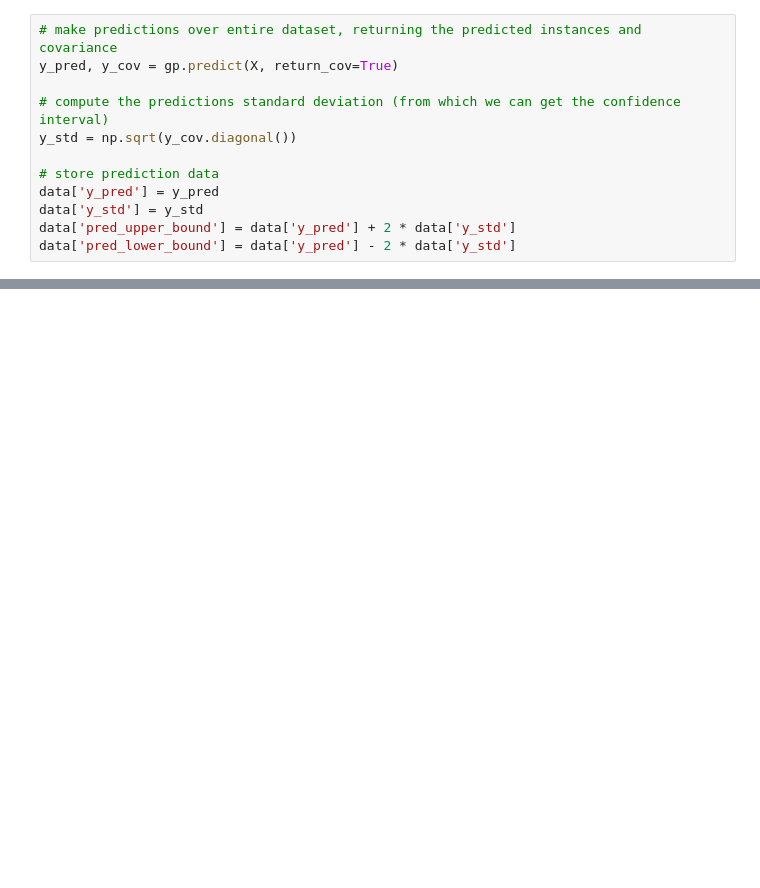
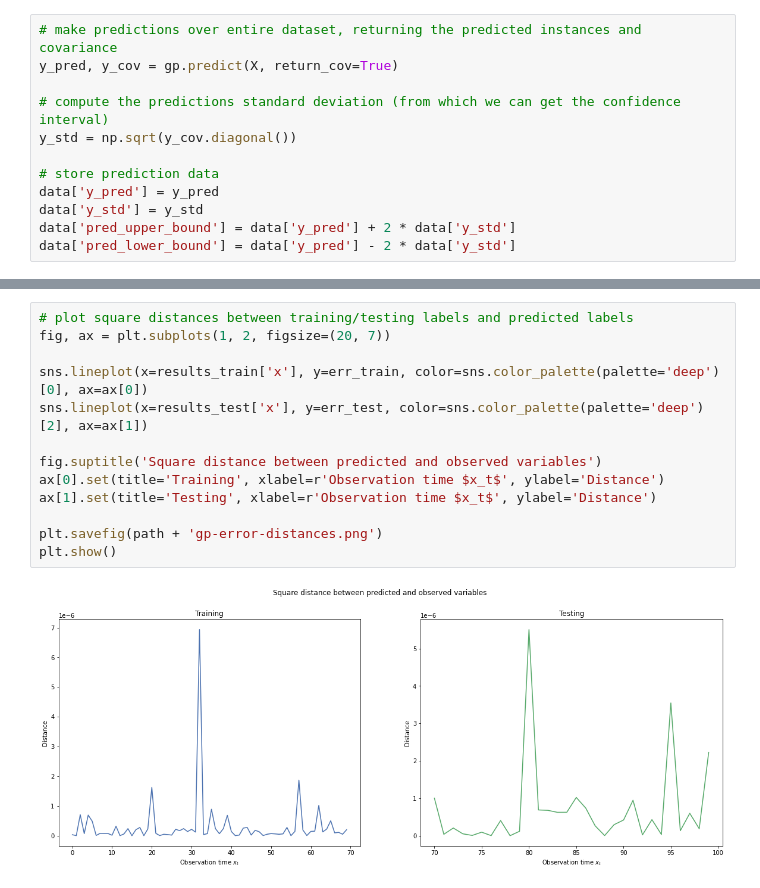
Before and after one commit to gittmp/GPR-for-financial-series, a Jupyter notebook: gaussian_process.ipynb, the cells around one changed output, grey strips where cells are left out. Drawn from its saved outputs; the diff is of its cells as text; blank space fills up the shorter version.

```diff
--- a/gaussian_process.ipynb
+++ b/gaussian_process.ipynb
@@ -478,0 +571,15 @@ MSE relative increase = 2.210401330134813
+# %%
+# plot square distances between training/testing labels and predicted labels
+fig, ax = plt.subplots(1, 2, figsize=(20, 7))
+
+sns.lineplot(x=results_train['x'], y=err_train, color=sns.color_palette(palette='deep')[0], ax=ax[0])
+sns.lineplot(x=results_test['x'], y=err_test, color=sns.color_palette(palette='deep')[2], ax=ax[1])
+
+fig.suptitle('Square distance between predicted and observed variables')
+ax[0].set(title='Training', xlabel=r'Observation time $x_t$', ylabel='Distance')
+ax[1].set(title='Testing', xlabel=r'Observation time $x_t$', ylabel='Distance')
+
+plt.savefig(path + 'gp-error-distances.png')
+plt.show()
+# %% [output]
+[figure, added]
```
Also changed, not shown: parts of 8 cells of this notebook.
